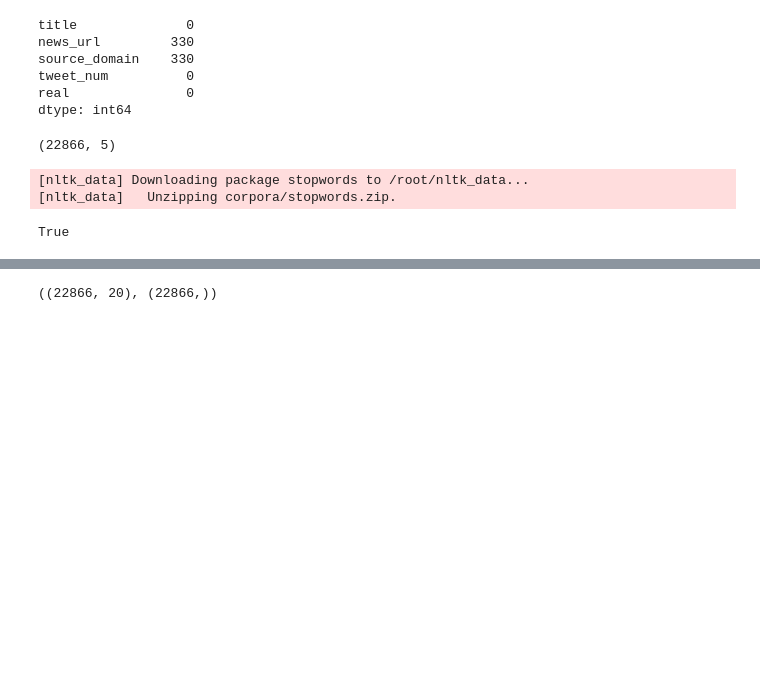
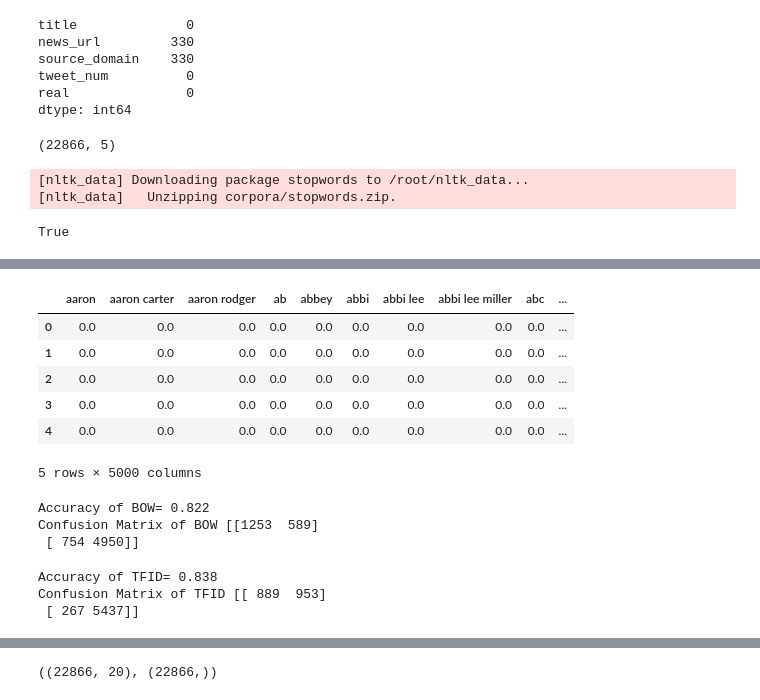
Before and after one commit to Bindhya-K/NLP, a Jupyter notebook: Fake_News_Classifier.ipynb, the cells around one changed output, grey strips where cells are left out. Cells and saved outputs as stored; diff of their text form; code cells hidden in the pictures; blank space fills up the shorter version.

```diff
--- a/Fake_News_Classifier.ipynb
+++ b/Fake_News_Classifier.ipynb
@@ -111,0 +181,11 @@ corpus
+# %%
+X_tfid_df = pd.DataFrame(X_train_tfid,columns=tfid.get_feature_names_out())
+X_tfid_df.head()
+# %% [output]
+|  | aaron | aaron carter | aaron rodger | ab | abbey | abbi | abbi lee | abbi lee miller | abc | ... |
+| 0 | 0.0 | 0.0 | 0.0 | 0.0 | 0.0 | 0.0 | 0.0 | 0.0 | 0.0 | ... |
+| 1 | 0.0 | 0.0 | 0.0 | 0.0 | 0.0 | 0.0 | 0.0 | 0.0 | 0.0 | ... |
+| 2 | 0.0 | 0.0 | 0.0 | 0.0 | 0.0 | 0.0 | 0.0 | 0.0 | 0.0 | ... |
+| 3 | 0.0 | 0.0 | 0.0 | 0.0 | 0.0 | 0.0 | 0.0 | 0.0 | 0.0 | ... |
+| 4 | 0.0 | 0.0 | 0.0 | 0.0 | 0.0 | 0.0 | 0.0 | 0.0 | 0.0 | ... |
+5 rows × 5000 columns
@@ -111,0 +202,15 @@ corpus
+# %%
+from sklearn.metrics import confusion_matrix, accuracy_score
+print("Accuracy of BOW= %0.3f" % accuracy_score(Y_test_CV,Y_pred_CV))
+print("Confusion Matrix of BOW",confusion_matrix(Y_test_CV,Y_pred_CV))
+# %% [output]
+Accuracy of BOW= 0.822
+Confusion Matrix of BOW [[1253  589]
+ [ 754 4950]]
+# %%
+print("Accuracy of TFID= %0.3f" % accuracy_score(Y_test_tfid,Y_pred_tfid))
+print("Confusion Matrix of TFID",confusion_matrix(Y_test_tfid,Y_pred_tfid))
+# %% [output]
+Accuracy of TFID= 0.838
+Confusion Matrix of TFID [[ 889  953]
+ [ 267 5437]]
```
Also changed, not shown: parts of 29 cells of this notebook.
